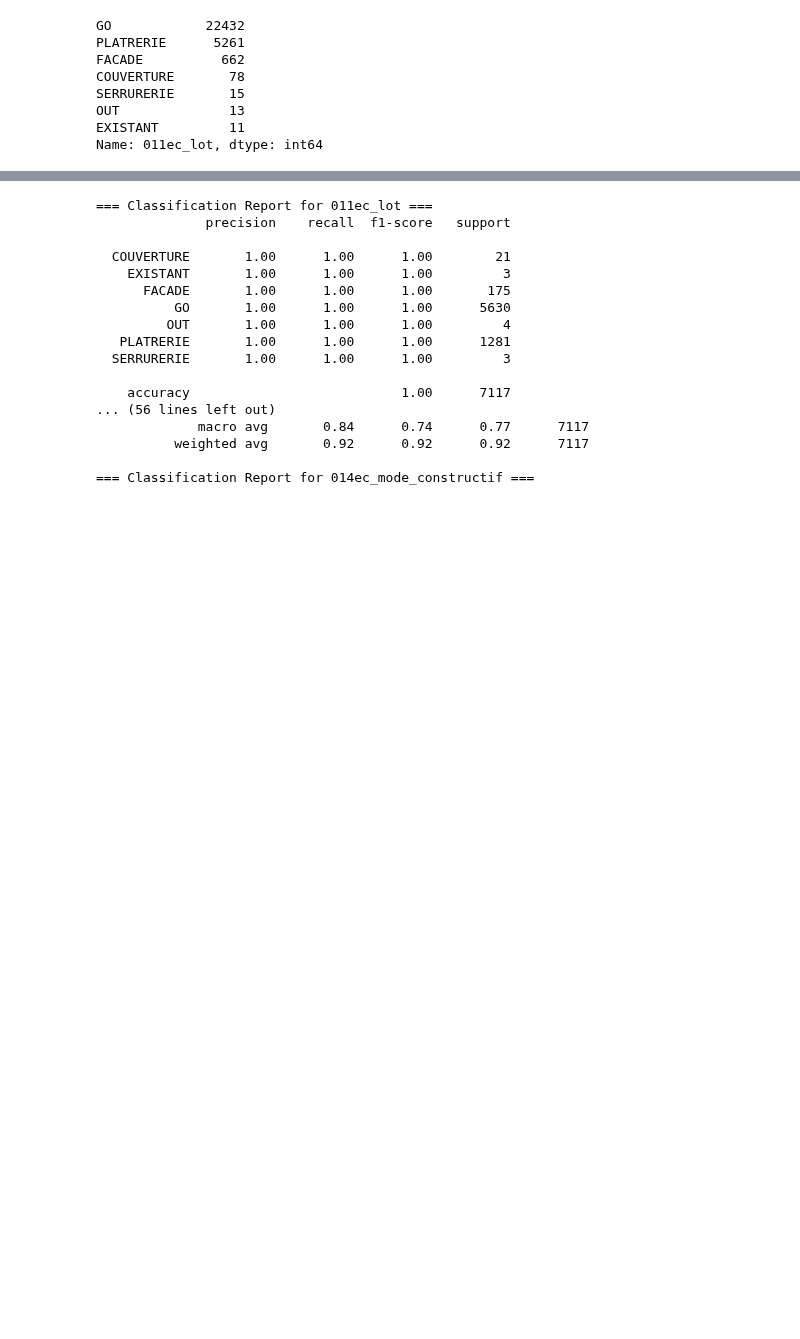
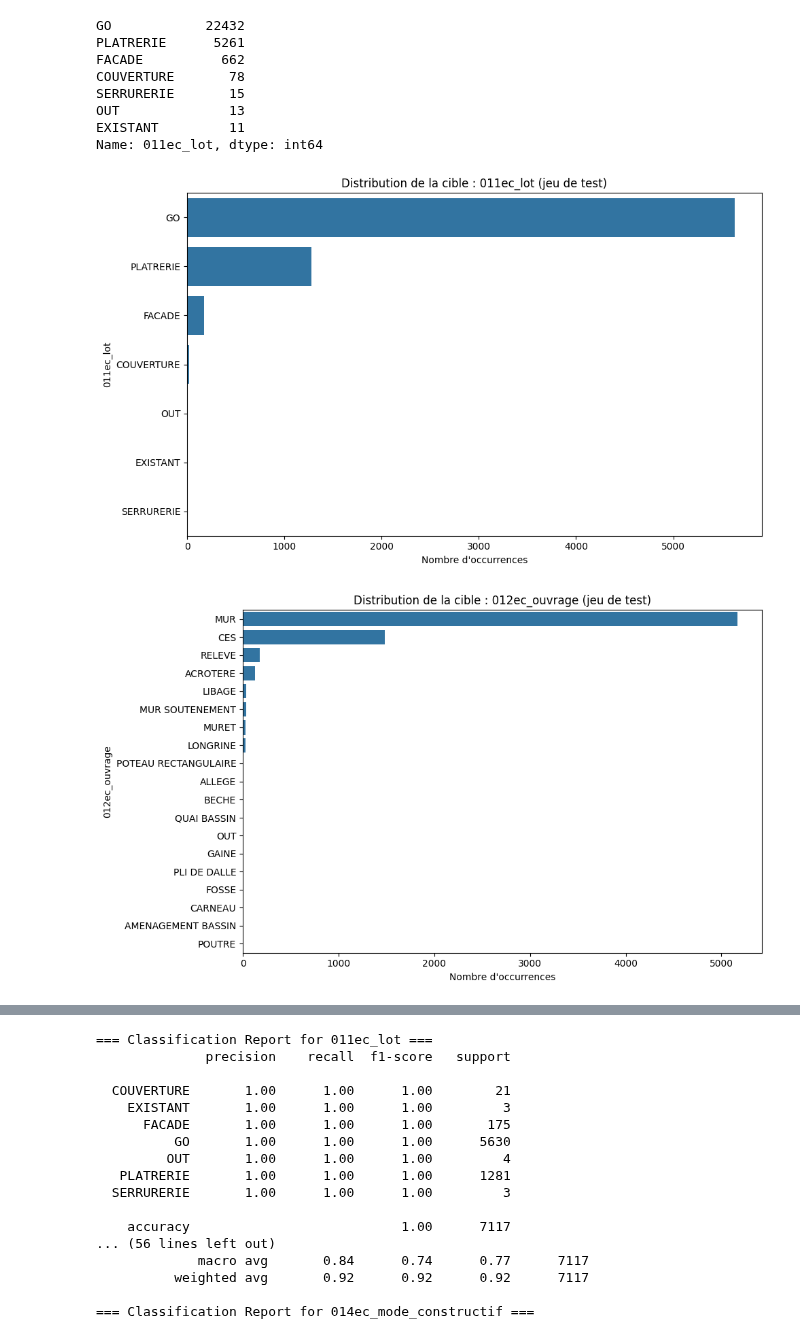
Before and after one commit to fqbq69/BIMpredict-, a Jupyter notebook: notebooks/fabian/RandomForest"murs".ipynb, the cells around one changed output, grey strips where cells are left out. Cells and saved outputs as stored; diff of their text form; code cells hidden in the pictures; blank space fills up the shorter version.

```diff
--- a/notebooks/fabian/RandomForest"murs".ipynb
+++ b/notebooks/fabian/RandomForest"murs".ipynb
@@ -396,3 +396,46 @@ SERRURERIE       15
 OUT              13
 EXISTANT         11
 Name: 011ec_lot, dtype: int64
+# %%
+import numpy as np
+import pandas as pd
+import matplotlib.pyplot as plt
+
+# Récupérer le modèle entraîné
+rf_multi = pipeline.named_steps['model']
+
+# Récupérer les noms des features après preprocessing
+feature_names = []
+if 'preprocessor' in pipeline.named_steps:
+    preprocessor = pipeline.named_steps['preprocessor']
+    num_features_out = num_features
+    # Pour les features catégorielles, récupérer les noms encodés
+    cat_features_out = []
+    if cat_features:
+        encoder = preprocessor.named_transformers_['cat'].named_steps['encoder']
+        cat_features_out = encoder.get_feature_names_out(cat_features)
+    feature_names = list(num_features_out) + list(cat_features_out)
+else:
+    feature_names = list(X.columns)
+
+# Calculer l'importance moyenne des features sur toutes les cibles
+importances = np.mean([est.feature_importances_ for est in rf_multi.estimators_], axis=0)
+
+# DataFrame pour affichage
+feat_imp = pd.DataFrame({'Feature': feature_names, 'Importance': importances})
+feat_imp = feat_imp.sort_values(by='Importance', ascending=False)
+
+import seaborn as sns
+
+# Afficher la distribution de chaque cible sur y_test
+for col in y_test.columns:
+    plt.figure(figsize=(10, 6))
+    sns.countplot(y=y_test[col], order=y_test[col].value_counts().index)
+    plt.title(f"Distribution de la cible : {col} (jeu de test)")
+    plt.xlabel("Nombre d'occurrences")
+    plt.ylabel(col)
+    plt.tight_layout()
+    plt.show()
+# %% [output]
+[figure, added]
+[figure, added]
```
Also changed, not shown: parts of 1 cell of this notebook.
